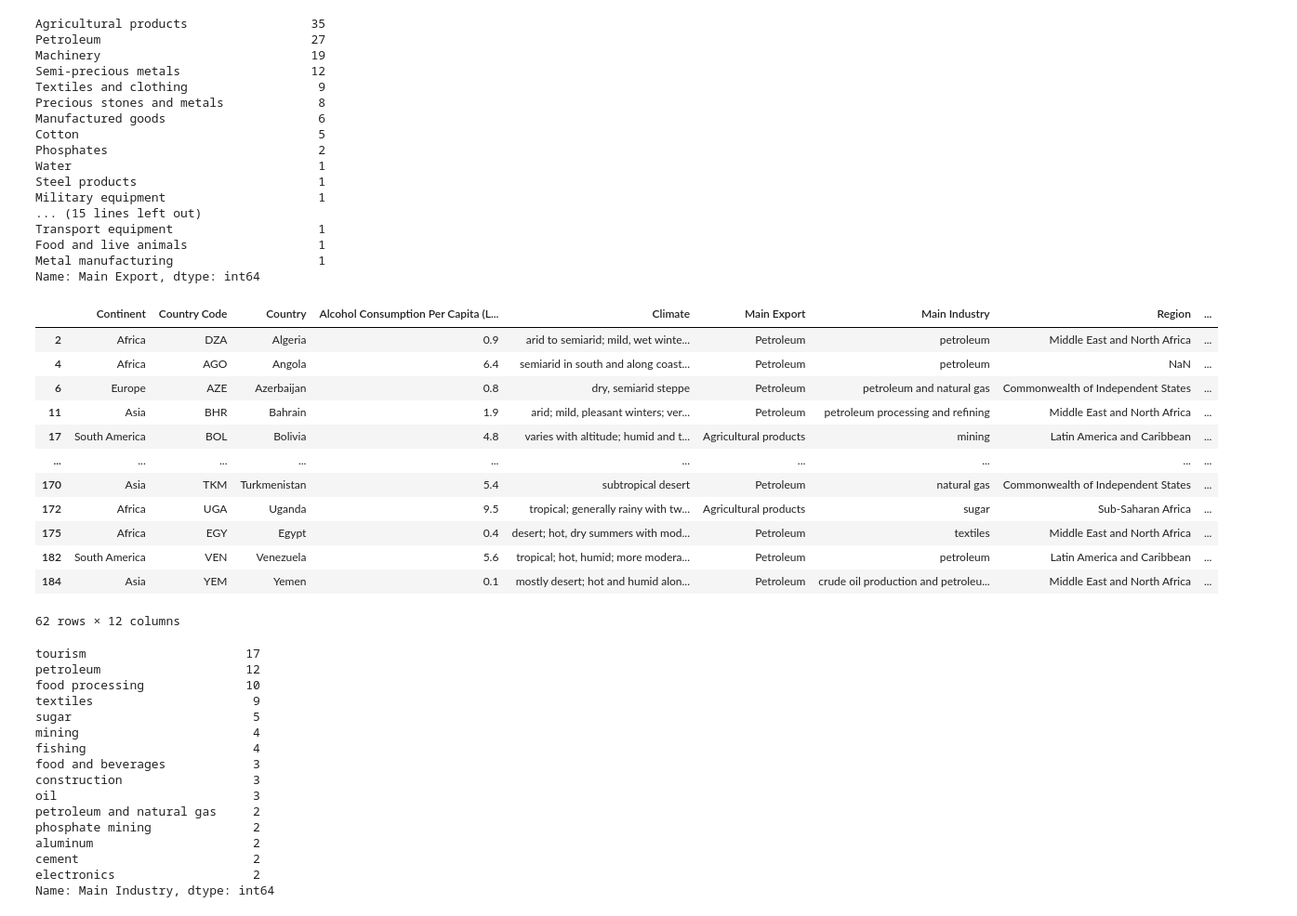
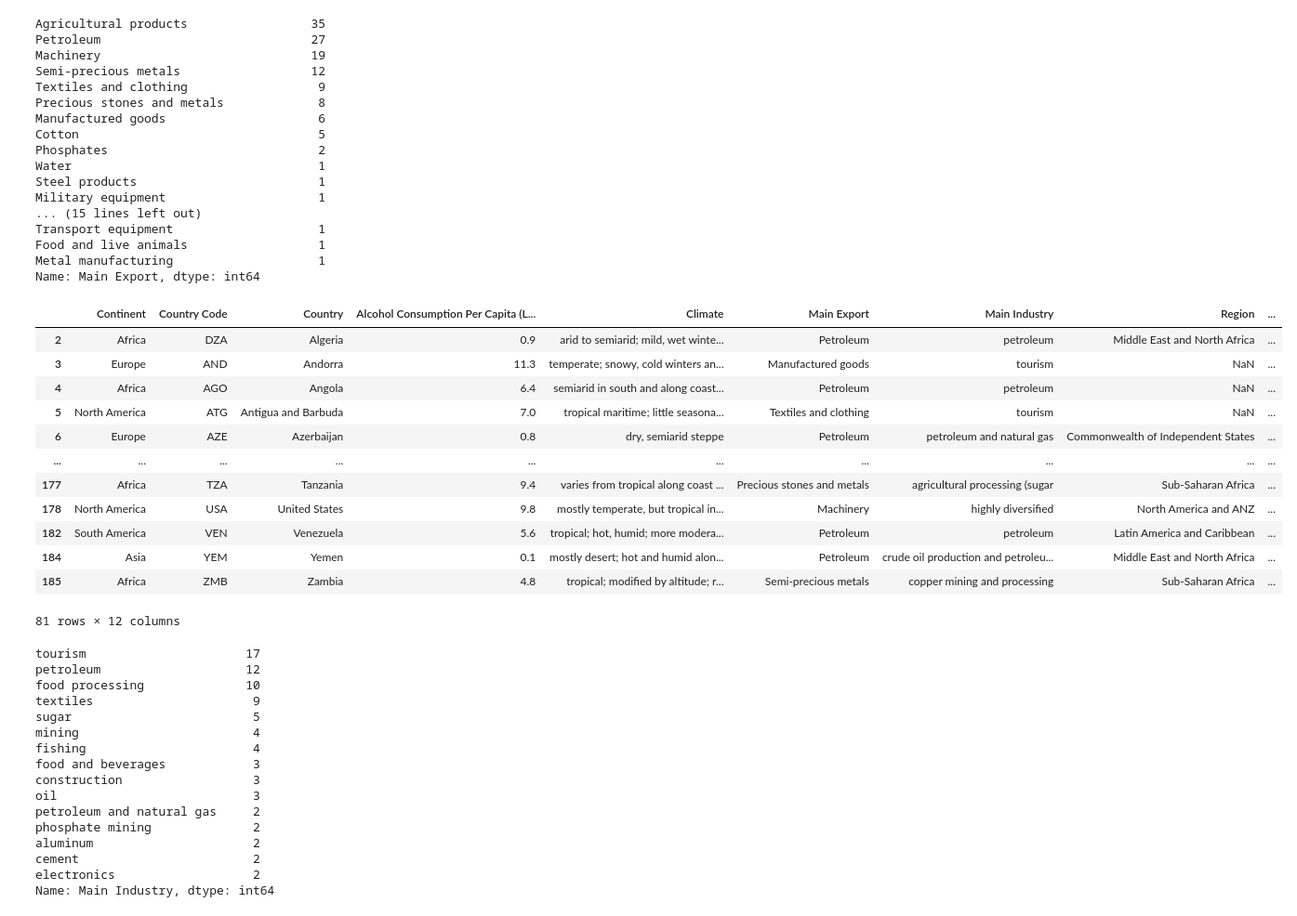
Before and after one commit to reccleston/data-analysis-project-1, a Jupyter notebook: nadia/project_work_2021.ipynb, the cells around one changed output. Shown at 93% size. Saved outputs shown, nothing was run; the diff lists cells and outputs as text; code cells hidden in the pictures.

```diff
--- a/nadia/project_work_2021.ipynb
+++ b/nadia/project_work_2021.ipynb
@@ -100,23 +100,23 @@ Transport equipment                    1
 Food and live animals                  1
 Metal manufacturing                    1
 Name: Main Export, dtype: int64
-# %%
-top_export_data = updated_df.loc[(updated_df["Main Export"]=="Petroleum") | (updated_df["Main Export"]=="Agricultural products")]
-top_export_data
-# %% [output]
-|  | Continent | Country Code | Country | Alcohol Consumption Per Capita (L... | Climate | Main Export | Main Industry | Region | ... |
-| 2 | Africa | DZA | Algeria | 0.9 | arid to semiarid; mild, wet winte... | Petroleum | petroleum | Middle East and North Africa | ... |
-| 4 | Africa | AGO | Angola | 6.4 | semiarid in south and along coast... | Petroleum | petroleum | NaN | ... |
-| 6 | Europe | AZE | Azerbaijan | 0.8 | dry, semiarid steppe | Petroleum | petroleum and natural gas | Commonwealth of Independent States | ... |
-| 11 | Asia | BHR | Bahrain | 1.9 | arid; mild, pleasant winters; ver... | Petroleum | petroleum processing and refining | Middle East and North Africa | ... |
-| 17 | South America | BOL | Bolivia | 4.8 | varies with altitude; humid and t... | Agricultural products | mining | Latin America and Caribbean | ... |
-| ... | ... | ... | ... | ... | ... | ... | ... | ... | ... |
-| 170 | Asia | TKM | Turkmenistan | 5.4 | subtropical desert | Petroleum | natural gas | Commonwealth of Independent States | ... |
-| 172 | Africa | UGA | Uganda | 9.5 | tropical; generally rainy with tw... | Agricultural products | sugar | Sub-Saharan Africa | ... |
-| 175 | Africa | EGY | Egypt | 0.4 | desert; hot, dry summers with mod... | Petroleum | textiles | Middle East and North Africa | ... |
-| 182 | South America | VEN | Venezuela | 5.6 | tropical; hot, humid; more modera... | Petroleum | petroleum | Latin America and Caribbean | ... |
-| 184 | Asia | YEM | Yemen | 0.1 | mostly desert; hot and humid alon... | Petroleum | crude oil production and petroleu... | Middle East and North Africa | ... |
-62 rows × 12 columns
+# %%
+top_export_data = updated_df.loc[(updated_df["Main Export"]=="Petroleum") | (updated_df["Main Export"]=="Machinery") | (updated_df["Main Export"]=="Semi-precious metals") | (updated_df["Main Export"]=="Textiles and clothing") | (updated_df["Main Export"]=="Precious stones and metals") | (updated_df["Main Export"]=="Manufactured goods")]
+top_export_data
+# %% [output]
+|  | Continent | Country Code | Country | Alcohol Consumption Per Capita (L... | Climate | Main Export | Main Industry | Region | ... |
+| 2 | Africa | DZA | Algeria | 0.9 | arid to semiarid; mild, wet winte... | Petroleum | petroleum | Middle East and North Africa | ... |
+| 3 | Europe | AND | Andorra | 11.3 | temperate; snowy, cold winters an... | Manufactured goods | tourism | NaN | ... |
+| 4 | Africa | AGO | Angola | 6.4 | semiarid in south and along coast... | Petroleum | petroleum | NaN | ... |
+| 5 | North America | ATG | Antigua and Barbuda | 7.0 | tropical maritime; little seasona... | Textiles and clothing | tourism | NaN | ... |
+| 6 | Europe | AZE | Azerbaijan | 0.8 | dry, semiarid steppe | Petroleum | petroleum and natural gas | Commonwealth of Independent States | ... |
+| ... | ... | ... | ... | ... | ... | ... | ... | ... | ... |
+| 177 | Africa | TZA | Tanzania | 9.4 | varies from tropical along coast ... | Precious stones and metals | agricultural processing (sugar | Sub-Saharan Africa | ... |
+| 178 | North America | USA | United States | 9.8 | mostly temperate, but tropical in... | Machinery | highly diversified | North America and ANZ | ... |
+| 182 | South America | VEN | Venezuela | 5.6 | tropical; hot, humid; more modera... | Petroleum | petroleum | Latin America and Caribbean | ... |
+| 184 | Asia | YEM | Yemen | 0.1 | mostly desert; hot and humid alon... | Petroleum | crude oil production and petroleu... | Middle East and North Africa | ... |
+| 185 | Africa | ZMB | Zambia | 4.8 | tropical; modified by altitude; r... | Semi-precious metals | copper mining and processing | Sub-Saharan Africa | ... |
+81 rows × 12 columns
 # %%
 updated_df["Main Industry"].value_counts().head(15)
 # %% [output]
```
